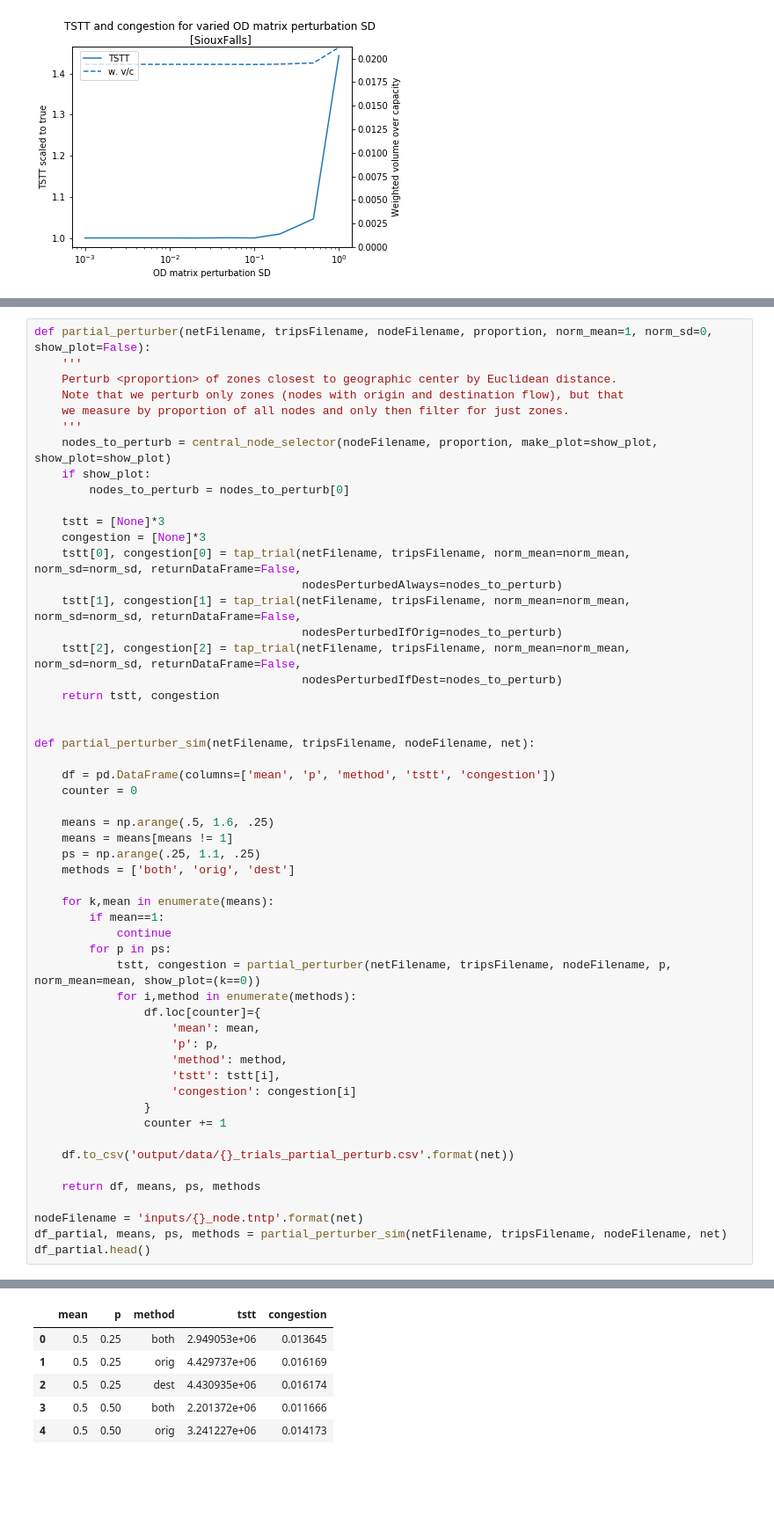
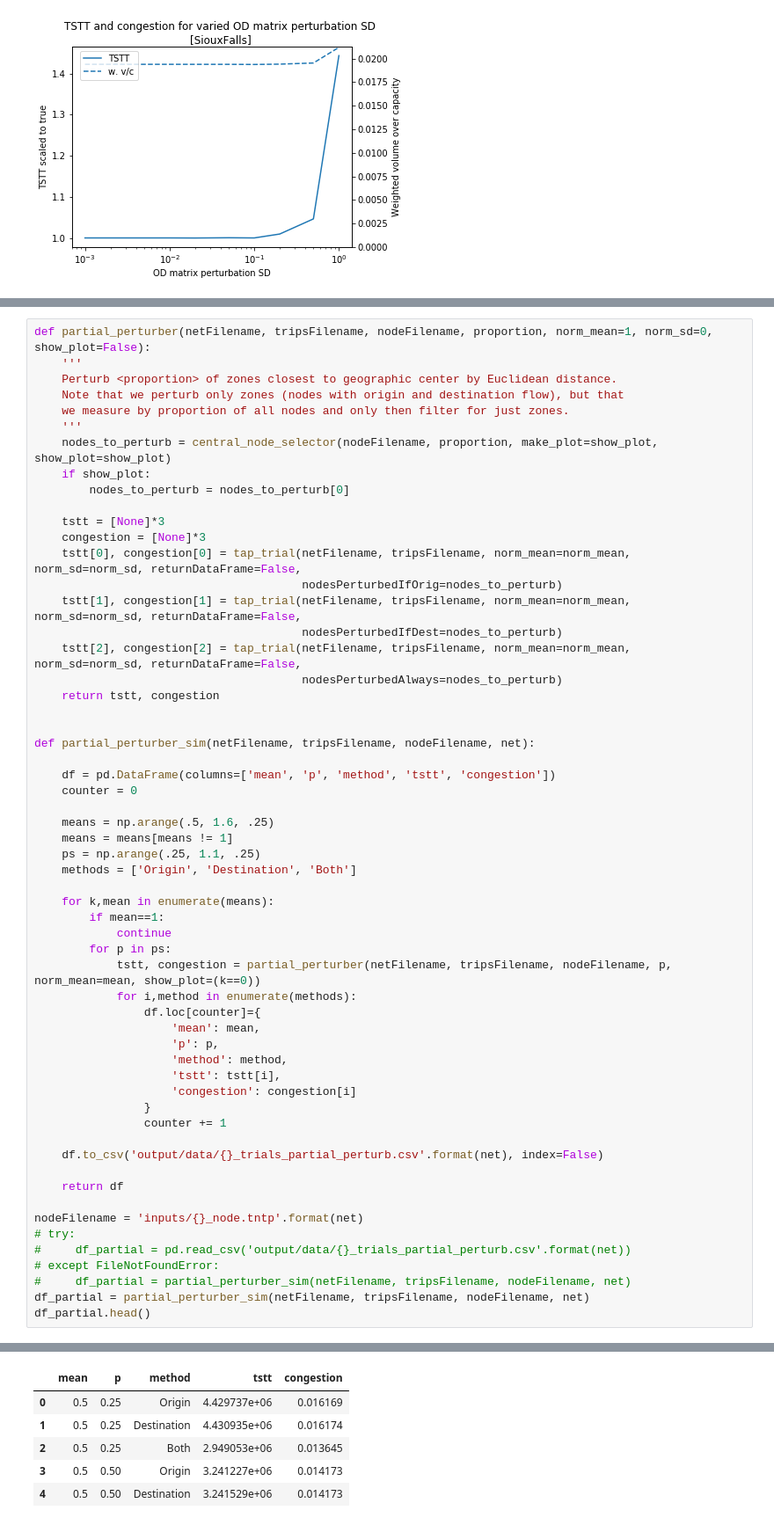
Before and after one commit to CarlinLiao/od-perturbation, a Jupyter notebook: automation.ipynb, the cells around one changed output, grey strips where cells are left out. Shown at 88% size. Drawn from its saved outputs; the diff is of its cells as text; blank space fills up the shorter version.

```diff
--- a/automation.ipynb
+++ b/automation.ipynb
@@ -459,11 +435,11 @@ def partial_perturber(netFilename, tripsFilename, nodeFilename, proportion, norm
     tstt = [None]*3
     congestion = [None]*3
     tstt[0], congestion[0] = tap_trial(netFilename, tripsFilename, norm_mean=norm_mean, norm_sd=norm_sd, returnDataFrame=False,
+                                       nodesPerturbedIfOrig=nodes_to_perturb)
+    tstt[1], congestion[1] = tap_trial(netFilename, tripsFilename, norm_mean=norm_mean, norm_sd=norm_sd, returnDataFrame=False,
+                                       nodesPerturbedIfDest=nodes_to_perturb)
+    tstt[2], congestion[2] = tap_trial(netFilename, tripsFilename, norm_mean=norm_mean, norm_sd=norm_sd, returnDataFrame=False,
                                        nodesPerturbedAlways=nodes_to_perturb)
-    tstt[1], congestion[1] = tap_trial(netFilename, tripsFilename, norm_mean=norm_mean, norm_sd=norm_sd, returnDataFrame=False,
-                                       nodesPerturbedIfOrig=nodes_to_perturb)
-    tstt[2], congestion[2] = tap_trial(netFilename, tripsFilename, norm_mean=norm_mean, norm_sd=norm_sd, returnDataFrame=False,
-                                       nodesPerturbedIfDest=nodes_to_perturb)
     return tstt, congestion
 
 
@@ -474,40 +450,44 @@ def partial_perturber_sim(netFilename, tripsFilename, nodeFilename, net):
 
     means = np.arange(.5, 1.6, .25)
     means = means[means != 1]
     ps = np.arange(.25, 1.1, .25)
-    methods = ['both', 'orig', 'dest']
+    methods = ['Origin', 'Destination', 'Both']
 
     for k,mean in enumerate(means):
         if mean==1:
             continue
         for p in ps:
             tstt, congestion = partial_perturber(netFilename, tripsFilename, nodeFilename, p, norm_mean=mean, show_plot=(k==0))
             for i,method in enumerate(methods):
                 df.loc[counter]={
                     'mean': mean,
                     'p': p,
                     'method': method,
                     'tstt': tstt[i],
                     'congestion': congestion[i]
                 }
                 counter += 1
 
-    df.to_csv('output/data/{}_trials_partial_perturb.csv'.format(net))
+    df.to_csv('output/data/{}_trials_partial_perturb.csv'.format(net), index=False)
 
-    return df, means, ps, methods
+    return df
 
 nodeFilename = 'inputs/{}_node.tntp'.format(net)
-df_partial, means, ps, methods = partial_perturber_sim(netFilename, tripsFilename, nodeFilename, net)
+# try:
+#     df_partial = pd.read_csv('output/data/{}_trials_partial_perturb.csv'.format(net))
+# except FileNotFoundError:
+#     df_partial = partial_perturber_sim(netFilename, tripsFilename, nodeFilename, net)
+df_partial = partial_perturber_sim(netFilename, tripsFilename, nodeFilename, net)
 df_partial.head()
 # %% [output]
 [figure]
 [figure]
 [figure]
 [figure]
 |  | mean | p | method | tstt | congestion |
-| 0 | 0.5 | 0.25 | both | 2.949053e+06 | 0.013645 |
-| 1 | 0.5 | 0.25 | orig | 4.429737e+06 | 0.016169 |
-| 2 | 0.5 | 0.25 | dest | 4.430935e+06 | 0.016174 |
-| 3 | 0.5 | 0.50 | both | 2.201372e+06 | 0.011666 |
-| 4 | 0.5 | 0.50 | orig | 3.241227e+06 | 0.014173 |
+| 0 | 0.5 | 0.25 | Origin | 4.429737e+06 | 0.016169 |
+| 1 | 0.5 | 0.25 | Destination | 4.430935e+06 | 0.016174 |
+| 2 | 0.5 | 0.25 | Both | 2.949053e+06 | 0.013645 |
+| 3 | 0.5 | 0.50 | Origin | 3.241227e+06 | 0.014173 |
+| 4 | 0.5 | 0.50 | Destination | 3.241529e+06 | 0.014173 |
 # %%
```
Also changed, not shown: parts of 16 cells of this notebook, 1 other file.
